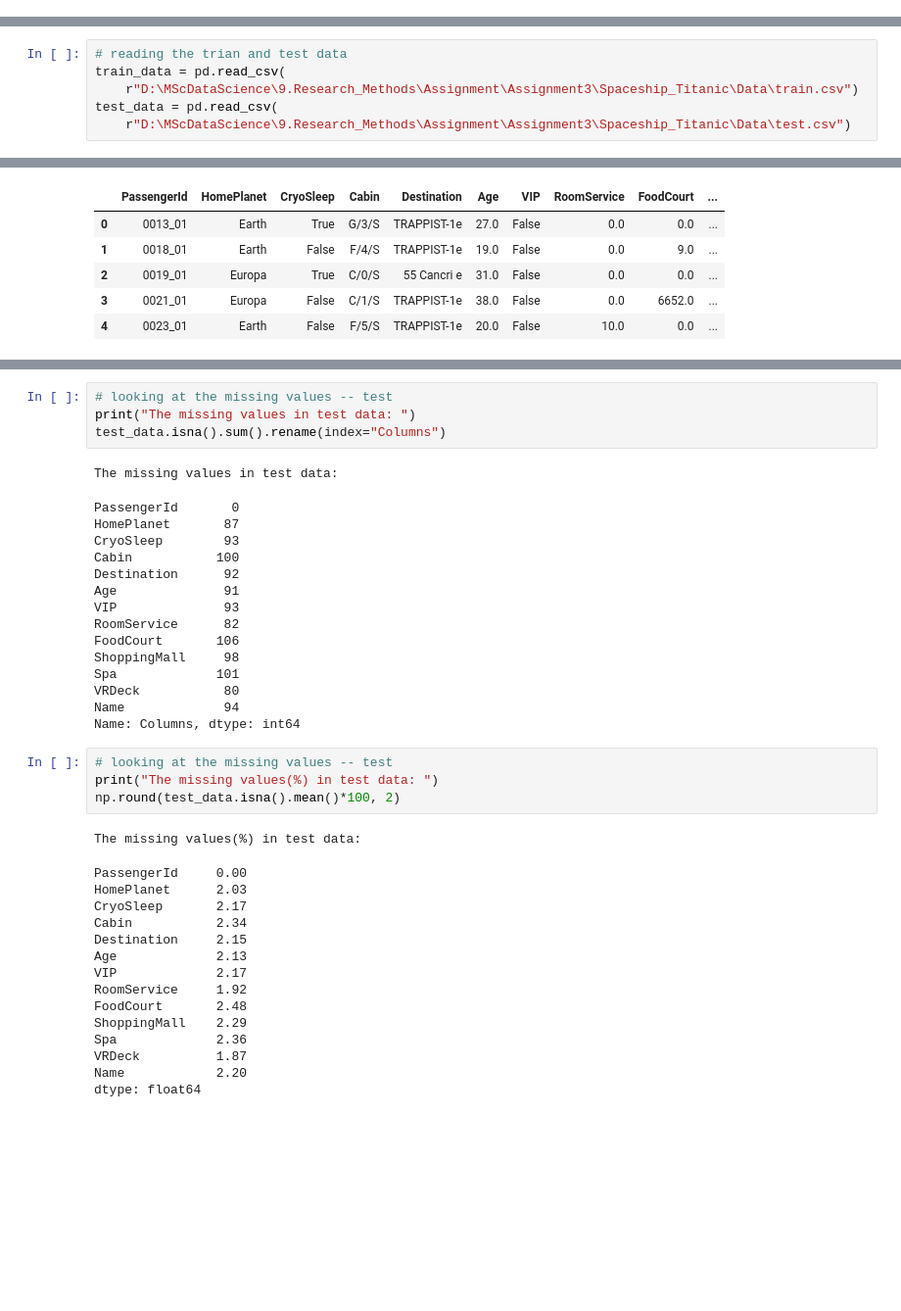
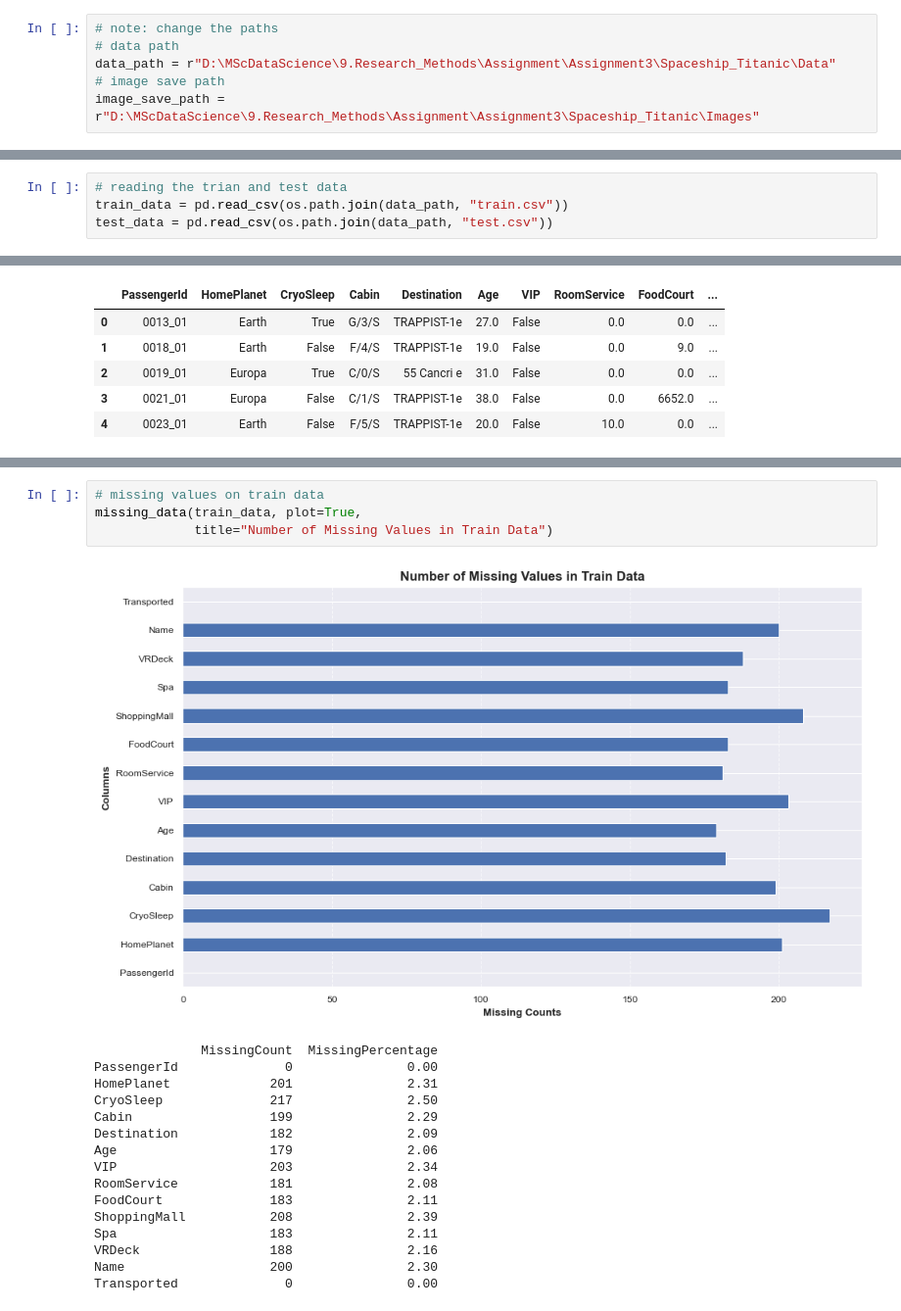
Before and after one commit to RMDS-GroupProject/spaceship_titanic, a Jupyter notebook: impute_missing_values.ipynb, the cells around one changed output, grey strips where cells are left out. Shown: that part at 98% size. Cells and saved outputs as stored; diff of their text form; blank space fills up the shorter version.

```diff
--- a/impute_missing_values.ipynb
+++ b/impute_missing_values.ipynb
@@ -23,3 +41,9 @@ sns.set_style("darkgrid")
 sns.set_context("paper")
 # setting palette
 sns.set_palette("deep", color_codes=True)
+# %%
+# note: change the paths
+# data path
+data_path = r"D:\MScDataScience\9.Research_Methods\Assignment\Assignment3\Spaceship_Titanic\Data"
+# image save path
+image_save_path = r"D:\MScDataScience\9.Research_Methods\Assignment\Assignment3\Spaceship_Titanic\Images"
@@ -26,6 +52,4 @@ sns.set_palette("deep", color_codes=True)
 # %%
 # reading the trian and test data
-train_data = pd.read_csv(
-    r"D:\MScDataScience\9.Research_Methods\Assignment\Assignment3\Spaceship_Titanic\Data\train.csv")
-test_data = pd.read_csv(
-    r"D:\MScDataScience\9.Research_Methods\Assignment\Assignment3\Spaceship_Titanic\Data\test.csv")
+train_data = pd.read_csv(os.path.join(data_path, "train.csv"))
+test_data = pd.read_csv(os.path.join(data_path, "test.csv"))
@@ -247,40 +273,21 @@ pd.concat([train_data.isna().sum(),
-# %%
-# looking at the missing values -- test
-print("The missing values in test data: ")
-test_data.isna().sum().rename(index="Columns")
-# %% [output]
-The missing values in test data:
-PassengerId       0
-HomePlanet       87
-CryoSleep        93
-Cabin           100
-Destination      92
-Age              91
-VIP              93
-RoomService      82
-FoodCourt       106
-ShoppingMall     98
-Spa             101
-VRDeck           80
-Name             94
-Name: Columns, dtype: int64
-# %%
-# looking at the missing values -- test
-print("The missing values(%) in test data: ")
-np.round(test_data.isna().mean()*100, 2)
-# %% [output]
-The missing values(%) in test data:
-PassengerId     0.00
-HomePlanet      2.03
-CryoSleep       2.17
-Cabin           2.34
-Destination     2.15
-Age             2.13
-VIP             2.17
-RoomService     1.92
-FoodCourt       2.48
-ShoppingMall    2.29
-Spa             2.36
-VRDeck          1.87
-Name            2.20
-dtype: float64
+# %%
+# missing values on train data
+missing_data(train_data, plot=True,
+             title="Number of Missing Values in Train Data")
+# %% [output]
+[figure, added]
+              MissingCount  MissingPercentage
+PassengerId              0               0.00
+HomePlanet             201               2.31
+CryoSleep              217               2.50
+Cabin                  199               2.29
+Destination            182               2.09
+Age                    179               2.06
+VIP                    203               2.34
+RoomService            181               2.08
+FoodCourt              183               2.11
+ShoppingMall           208               2.39
+Spa                    183               2.11
+VRDeck                 188               2.16
+Name                   200               2.30
+Transported              0               0.00
```
Also changed, not shown: parts of 19 cells of this notebook, 1 other file.
